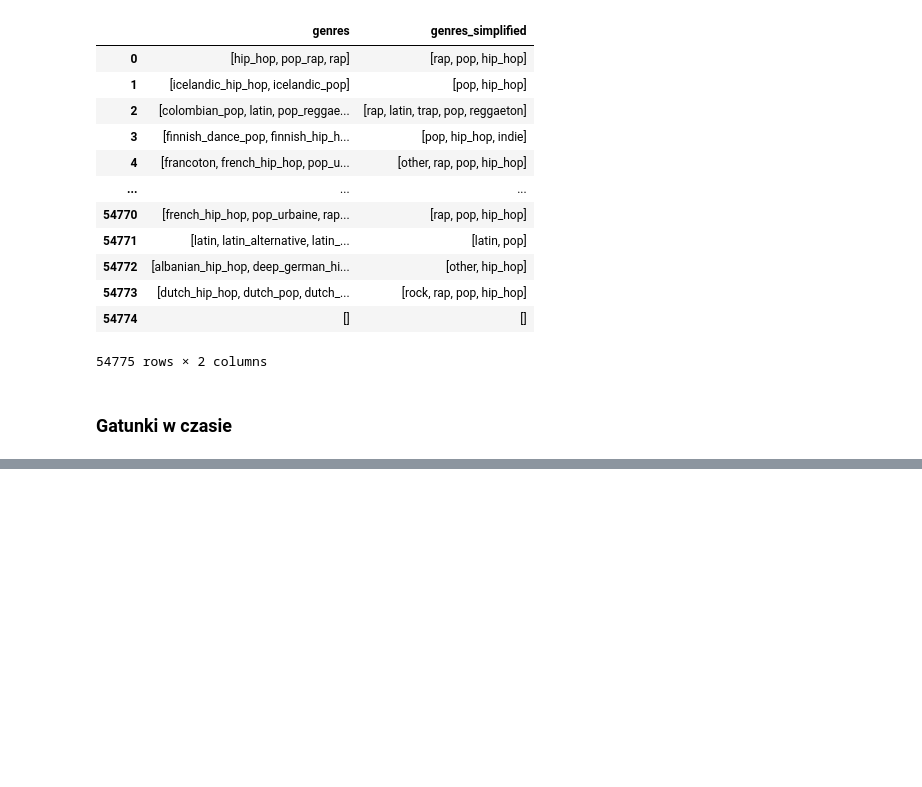
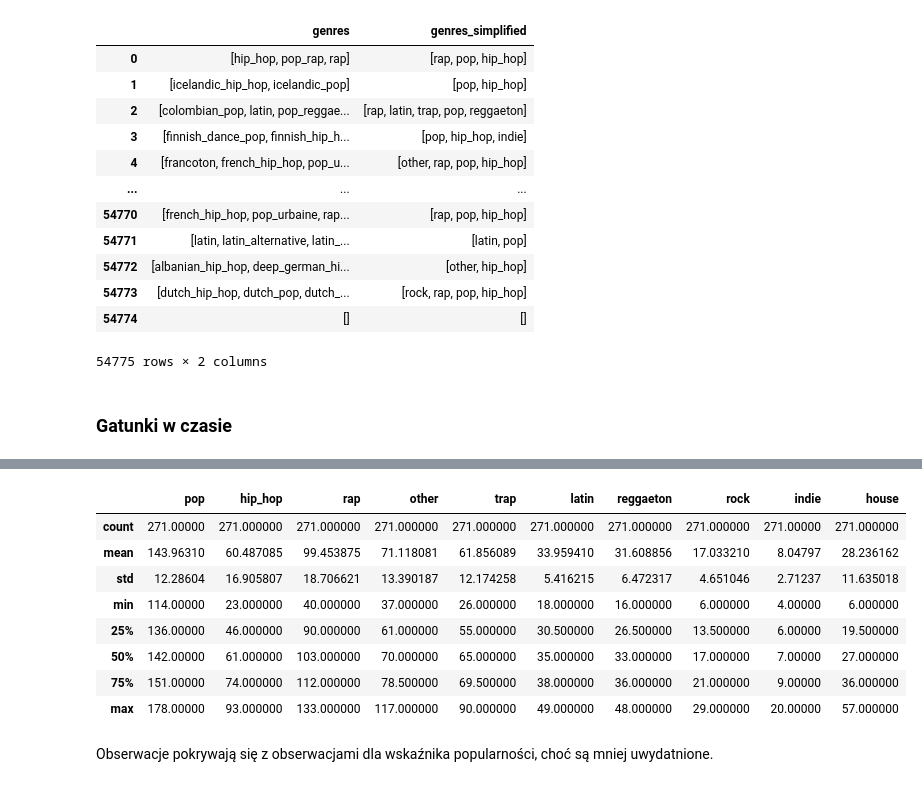
Before and after one commit to pawlooss1/spotify-data-mining, a Jupyter notebook: notebooks/genres_analysis.ipynb, the cells around one changed output, grey strips where cells are left out. Saved outputs shown, nothing was run; the diff lists cells and outputs as text; code cells hidden in the pictures; blank space fills up the shorter version.

```diff
--- a/notebooks/genres_analysis.ipynb
+++ b/notebooks/genres_analysis.ipynb
@@ -246,3 +262,17 @@ fig.update_layout(
     xaxis_title='Czas',
     yaxis_title='Liczba utworów')
 fig.show()
+# %%
+df_genres.describe()
+# %% [output]
+|  | pop | hip_hop | rap | other | trap | latin | reggaeton | rock | indie | house |
+| count | 271.00000 | 271.000000 | 271.000000 | 271.000000 | 271.000000 | 271.000000 | 271.000000 | 271.000000 | 271.00000 | 271.000000 |
+| mean | 143.96310 | 60.487085 | 99.453875 | 71.118081 | 61.856089 | 33.959410 | 31.608856 | 17.033210 | 8.04797 | 28.236162 |
+| std | 12.28604 | 16.905807 | 18.706621 | 13.390187 | 12.174258 | 5.416215 | 6.472317 | 4.651046 | 2.71237 | 11.635018 |
+| min | 114.00000 | 23.000000 | 40.000000 | 37.000000 | 26.000000 | 18.000000 | 16.000000 | 6.000000 | 4.00000 | 6.000000 |
+| 25% | 136.00000 | 46.000000 | 90.000000 | 61.000000 | 55.000000 | 30.500000 | 26.500000 | 13.500000 | 6.00000 | 19.500000 |
+| 50% | 142.00000 | 61.000000 | 103.000000 | 70.000000 | 65.000000 | 35.000000 | 33.000000 | 17.000000 | 7.00000 | 27.000000 |
+| 75% | 151.00000 | 74.000000 | 112.000000 | 78.500000 | 69.500000 | 38.000000 | 36.000000 | 21.000000 | 9.00000 | 36.000000 |
+| max | 178.00000 | 93.000000 | 133.000000 | 117.000000 | 90.000000 | 49.000000 | 48.000000 | 29.000000 | 20.00000 | 57.000000 |
+# %% [markdown]
+Obserwacje pokrywają się z obserwacjami dla wskaźnika popularności, choć są mniej uwydatnione.
```
Also changed, not shown: parts of 7 cells of this notebook, 1 other file.
